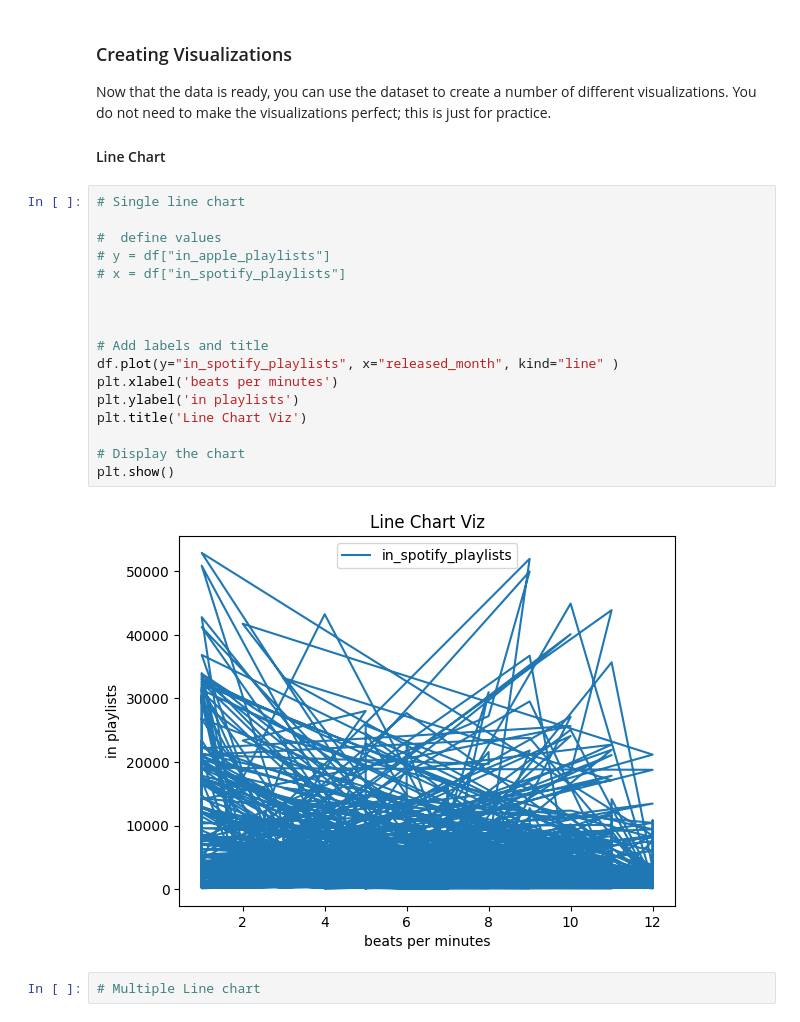
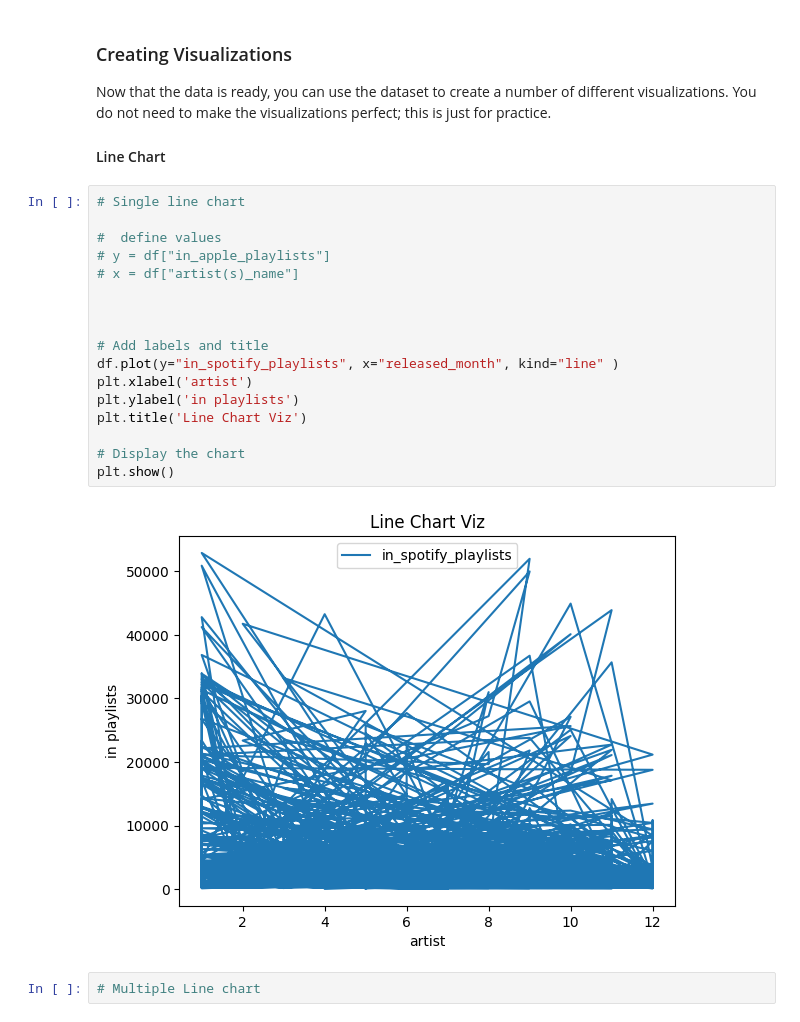
Before and after one commit to c-e-williams/data-analysis-projects, a Jupyter notebook: data-viz-with-py/exercises/data-viz-exercises.ipynb, the cells around one changed output. Drawn from its saved outputs; the diff is of its cells as text.

```diff
--- a/data-viz-with-py/exercises/data-viz-exercises.ipynb
+++ b/data-viz-with-py/exercises/data-viz-exercises.ipynb
@@ -71,22 +71,22 @@ Now that the data is ready, you can use the dataset to create a number of differ
 # %%
 # Single line chart
 
 #  define values
 # y = df["in_apple_playlists"]
-# x = df["in_spotify_playlists"]
+# x = df["artist(s)_name"]
 
 
 
 # Add labels and title
 df.plot(y="in_spotify_playlists", x="released_month", kind="line" )
-plt.xlabel('beats per minutes')
+plt.xlabel('artist')
 plt.ylabel('in playlists')
 plt.title('Line Chart Viz')
 
 # Display the chart
 plt.show()
 # %% [output]
-[figure, old version]
+[figure, new version]
 # %%
 # Multiple Line chart
 # %% [markdown]
```
